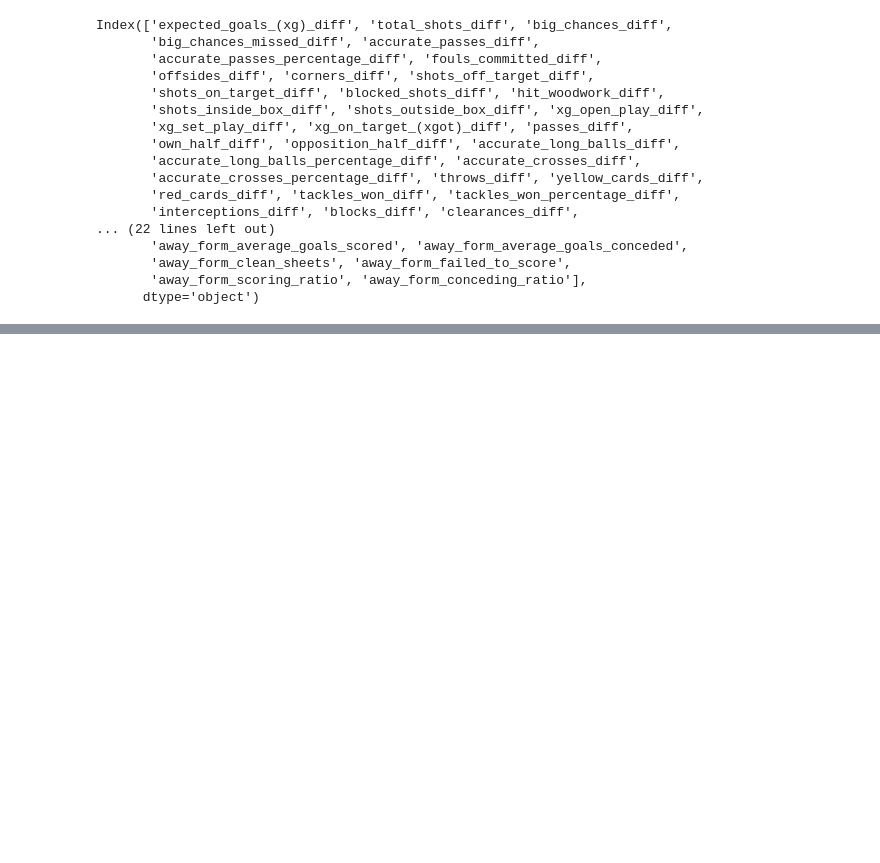
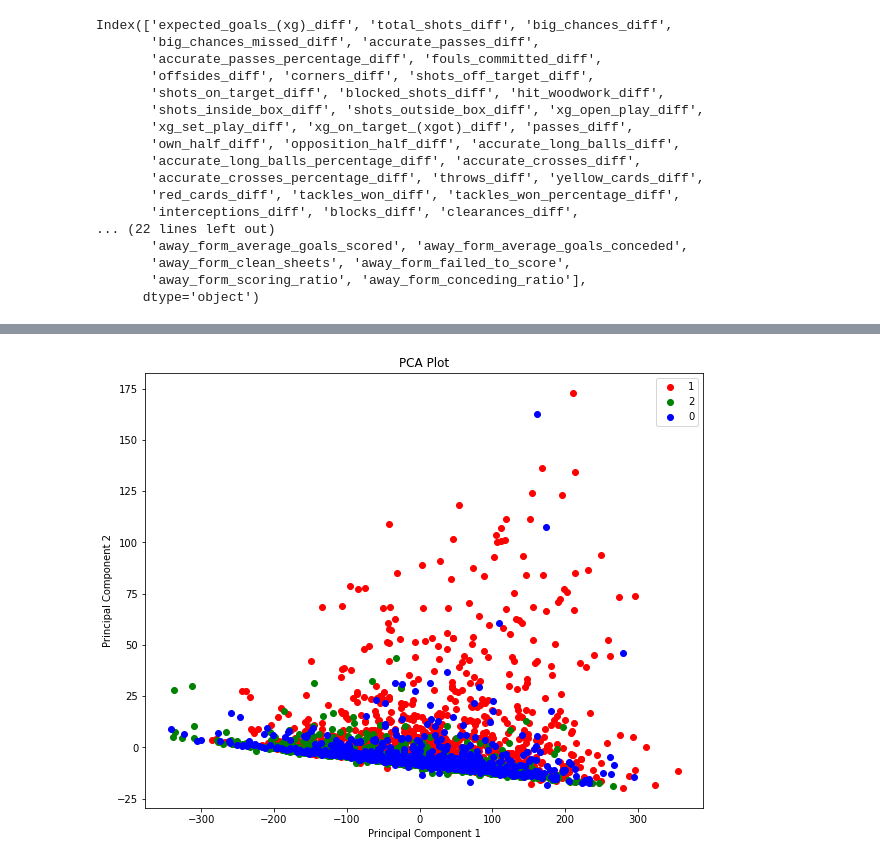
Before and after one commit to ido-tzhori/halftime_bets, a Jupyter notebook: feature_engine.ipynb, the cells around one changed output, grey strips where cells are left out. Cells and saved outputs as stored; diff of their text form; code cells hidden in the pictures; blank space fills up the shorter version.

```diff
--- a/feature_engine.ipynb
+++ b/feature_engine.ipynb
@@ -40,7 +47,7 @@ df = df.select_dtypes(include=['int', 'float'])
 
 df['np_xg_diff'] = df['expected_goals_(xg)_diff'] - df['xg_penalty_diff']
 # efficiency metrics
-df['efficiency_metric_diff'] = df['expected_goals_(xg)_diff'] / df['total_shots_diff']
+df['efficiency_metric_diff'] = df['np_xg_diff'] / df['total_shots_diff']
 # aggression factor
 df['aggression_factor_diff'] = df['fouls_committed_diff'] + df['yellow_cards_diff'] + df['red_cards_diff']
 # offensive/defensive balance
@@ -73,7 +80,7 @@ df['possession_efficiency'] = df['np_xg_diff'] / df['posession_diff']
 # goal conversion ratio
 df['goal_conversion_ratio'] = df['score_diff'] / df['expected_goals_(xg)_diff']
 # possession conversion
-df['possession_conversion'] = df['expected_goals_(xg)_diff'] / df['posession_diff']
+df['possession_conversion'] = df['np_xg_diff'] / df['posession_diff']
 # possession territory
 df['possession_territory'] = df['own_half_diff'] / df['opposition_half_diff']
 # possession effectiveness
@@ -83,11 +90,11 @@ df['possession_discipline'] = df['fouls_committed_diff'] / df['posession_diff']
 # pass efficiency
 df['pass_efficiency'] = df['total_shots_diff'] / df['passes_diff']
 # xg per pass
-df['xg_per_pass'] = df['expected_goals_(xg)_diff'] / df['passes_diff']
+df['xg_per_pass'] = df['np_xg_diff'] / df['passes_diff']
 # crossing efficiency
 df['crossing_efficiency'] = df['shots_on_target_diff'] / df['accurate_crosses_diff']
 # crossing xg efficiency
-df['crossing_xg_efficiency'] = df['expected_goals_(xg)_diff'] / df['accurate_crosses_diff']
+df['crossing_xg_efficiency'] = df['np_xg_diff'] / df['accurate_crosses_diff']
 # opposition half pass efficiency
 df['opposition_half_pass_efficiency'] = df['total_shots_diff'] / df['opposition_half_diff']
 # big chance creation
@@ -201,0 +126,42 @@ print(selected_features)
+# %%
+fdf = df[['total_shots_diff','big_chances_diff','shots_on_target_diff','xg_on_target_(xgot)_diff','passes_diff','score_diff', 'posession_diff',
+        'std_0', 'std_1', 'std_2','skew_0', 'skew_1', 'skew_2', 'kurtosis_0', 'kurtosis_1', 'kurtosis_2','mean_0', 'mean_1', 'mean_2',
+        'cv_odds', 'target','home_form_goal_difference', 'away_form_goal_difference', 'home_form_win_ratio','away_form_win_ratio',
+        'home_form_win_streak','away_form_win_streak','home_form_scoring_ratio','away_form_scoring_ratio','np_xg_diff',
+        'efficiency_metric_diff','shot_quality', 'np_xg_conversion_ratio',
+       'shot_quality_on_target', 'xg_shot_quality', 'open_play_xg_efficiency',
+       'odds_variability', 'predictability_index','possession_efficiency', 'overall_form_diff']]
+# %%
+import pandas as pd
+import matplotlib.pyplot as plt
+from sklearn.decomposition import PCA
+
+# Assuming your DataFrame is called 'df'
+# Extract the features and target
+features = fdf.drop('target', axis=1).values
+target = fdf['target'].values
+
+# Perform PCA
+pca = PCA(n_components=2)  # Set the desired number of components (2 in this case)
+components = pca.fit_transform(features)
+
+# Create a new DataFrame with the principal components and the target
+pca_df = pd.DataFrame(data=components, columns=['PC1', 'PC2'])
+pca_df['target'] = target
+
+# Plot the results
+plt.figure(figsize=(10, 8))
+targets = pd.unique(target)  # Get unique target values
+colors = ['r', 'g', 'b']  # Set colors for each target (you can customize this as needed)
+
+for target, color in zip(targets, colors):
+    indices = pca_df['target'] == target
+    plt.scatter(pca_df.loc[indices, 'PC1'], pca_df.loc[indices, 'PC2'], c=color, label=target)
+
+plt.xlabel('Principal Component 1')
+plt.ylabel('Principal Component 2')
+plt.legend()
+plt.title('PCA Plot')
+plt.show()
+# %% [output]
+[figure, added]
```
Also changed, not shown: parts of 8 cells of this notebook, 1 other file.
